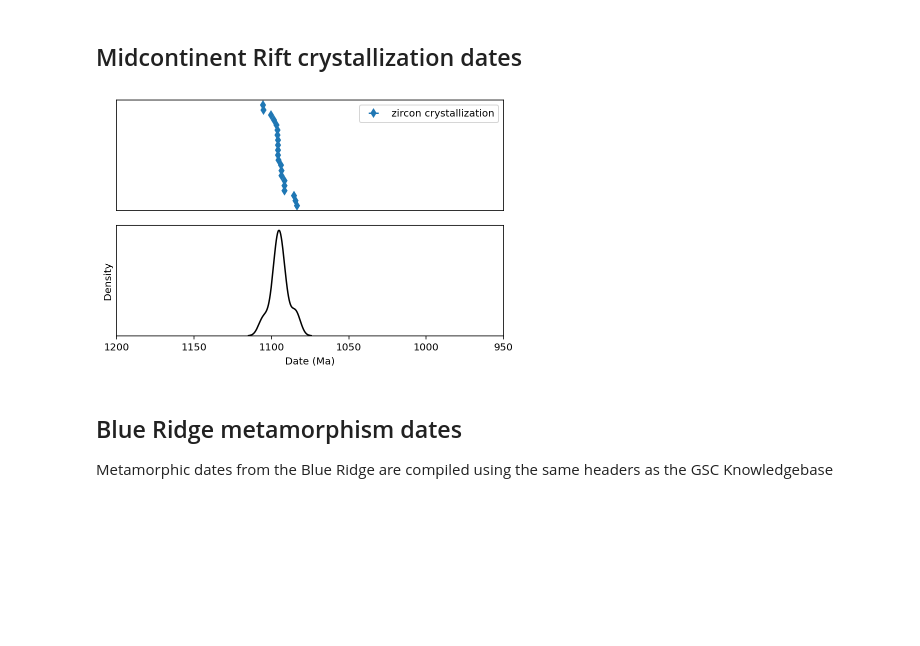
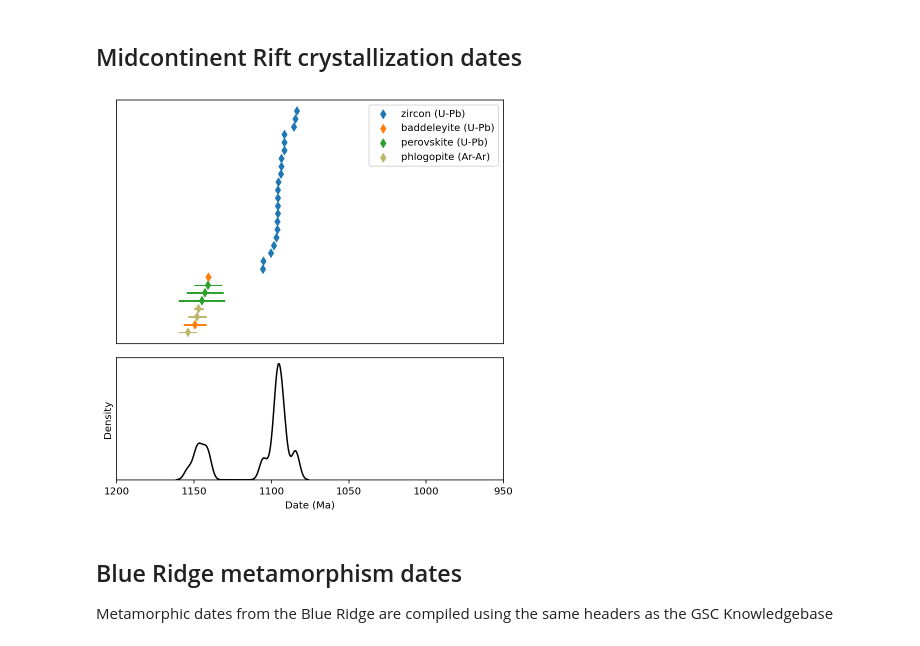
Before and after one commit to Swanson-Hysell/Mesoproterozoic_Turning_Point, a Jupyter notebook: code/Mesoprot_geochron.ipynb, the cells around one changed output. Cells and saved outputs as stored; diff of their text form; code cells hidden in the pictures; blank space fills up the shorter version.

Commit message:
more date compilation and progress on plotting

```diff
--- a/code/Mesoprot_geochron.ipynb
+++ b/code/Mesoprot_geochron.ipynb
@@ -6,2 +8,5 @@ from matplotlib import gridspec
 import seaborn as sns
 %config InlineBackend.figure_format='retina'
+# %%
+dates = pd.read_csv('../data/Mesoproterozoic_Laurentia_dates.csv')
+dates.columns
@@ -14,28 +23,61 @@ MCR_dates.reset_index(inplace=True)
+# %%
+MCR_dates = dates[dates.Geological_Province == 'Midcontinent Rift']
+MCR_dates = MCR_dates.sort_values('Age',ascending=False)
+MCR_dates.reset_index(inplace=True)
+
+Abitibi_dates = dates[dates.Geological_Province == 'Midcontinent']
+Abitibi_dates = Abitibi_dates.sort_values('Age',ascending=False)
+Abitibi_dates.reset_index(inplace=True)
+
+Abitibi_dates_b = Abitibi_dates[Abitibi_dates.Age_Material == 'Baddeleyite']
+Abitibi_dates_perov = Abitibi_dates[Abitibi_dates.Age_Material == 'Perovskite']
+Abitibi_dates_phlog = Abitibi_dates[Abitibi_dates.Age_Material == 'Phlogopite']
 # %%
-fig = plt.figure(figsize=(6,4))
+fig = plt.figure(figsize=(6,6))
 spec = gridspec.GridSpec(ncols=1, nrows=2,
-                         height_ratios=[2, 2])
+                         height_ratios=[4, 2])
 
 fig.add_subplot(spec[0])
 
-plt.errorbar(MCR_dates.U_Pb_sample_mean,
-             MCR_dates.index,
-             xerr=MCR_dates.U_Pb_sample_2sigma,
+plt.errorbar(MCR_dates.Age,
+             len(Abitibi_dates)+MCR_dates.index,
+             xerr=MCR_dates.Error_Plus,
              fmt='d',color='C0',label='zircon crystallization')
+
+plt.errorbar(Abitibi_dates_b.Age,
+             Abitibi_dates_b.index,
+             xerr=Abitibi_dates_b.Error_Plus,
+             fmt='d',color='C1')
+
+plt.errorbar(Abitibi_dates_perov.Age,
+             Abitibi_dates_perov.index,
+             xerr=Abitibi_dates_perov.Error_Plus,
+             fmt='d',color='C2')
+
+plt.errorbar(Abitibi_dates_phlog.Age,
+             Abitibi_dates_phlog.index,
+             xerr=Abitibi_dates_phlog.Error_Plus,
+             fmt='d',color='darkkhaki')
+
 plt.xlim(1200,950)
 plt.gca().set_yticks([])
 plt.gca().set_xticks([])
-plt.legend(loc=1)
+zircon_marker = plt.scatter([], [], c='C0', marker='d', label='zircon (U-Pb)')
+bad_marker = plt.scatter([], [], c='C1', marker='d', label='baddeleyite (U-Pb)')
+perov_marker = plt.scatter([], [], c='C2', marker='d', label='perovskite (U-Pb)')
+phlog_marker = plt.scatter([], [], c='darkkhaki', marker='d', label='phlogopite (Ar-Ar)')
+plt.legend(handles=[zircon_marker,bad_marker,perov_marker,phlog_marker])
 
 fig.add_subplot(spec[1])
 
-sns.kdeplot(MCR_dates.U_Pb_sample_mean,bw_adjust=1,color='black')
+Midcontinent_Age_List = MCR_dates.Age.tolist() + Abitibi_dates.Age.tolist()
+sns.kdeplot(Midcontinent_Age_List,bw_adjust=0.2,color='black')
 plt.xlim(1200,950)
 
 plt.gca().set_yticks([])
 plt.xlabel('Date (Ma)')
 
 plt.tight_layout()
 plt.show()
 # %% [output]
-[figure, old version]
+[figure, new version]
```
Also changed, not shown: parts of 7 cells of this notebook, 2 other files.
